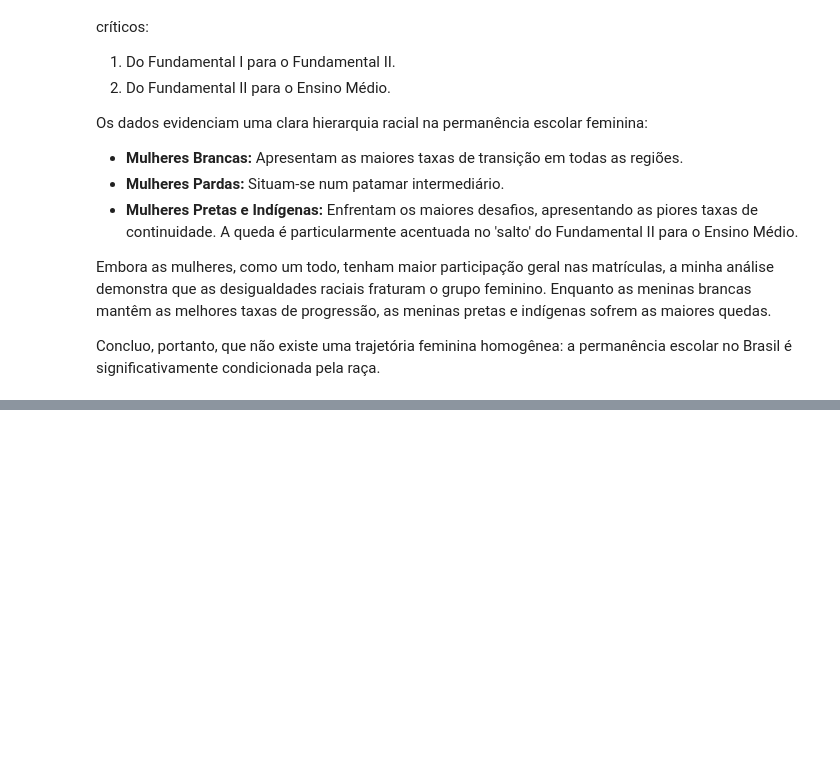
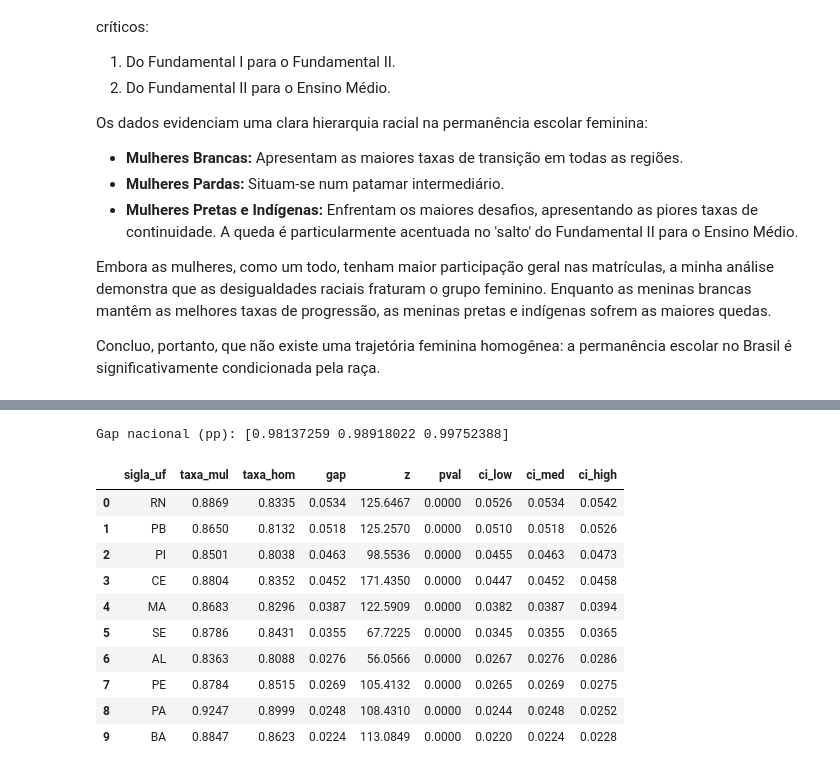
Before and after one commit to patriciacarbri/analise-alfabetizacao-mulheres-brasil, a Jupyter notebook: analise.ipynb, the cells around one changed output, grey strips where cells are left out. Cells and saved outputs as stored; diff of their text form; code cells hidden in the pictures; blank space fills up the shorter version.

```diff
--- a/analise.ipynb
+++ b/analise.ipynb
@@ -785,0 +794,33 @@ Concluo, portanto, que não existe uma trajetória feminina homogênea: a perman
+# %%
+# já tem df_uf_stats do ztest. vou adicionar CI bootstrap nacional e por UF
+ci_nat = bootstrap_gap_simple(df_censo, uf=None, nboot=2000)
+print("Gap nacional (pp):", bootstrap_gap_simple(df_censo, uf=None)*100)  # em pontos percentuais
+
+# adicionar CI por UF (cuidado: custoso)
+def add_ci_row(row):
+    uf = row['sigla_uf']
+    low, med, high = bootstrap_gap_simple(df_censo, uf=uf, nboot=1000)
+    return pd.Series({'ci_low': low, 'ci_med': med, 'ci_high': high})
+
+# calcular só para top/bottom UFs (ex.: as 10 primeiras)
+sample_ufs = df_uf_stats['sigla_uf'].head(10).tolist()
+ci_list = []
+for uf in sample_ufs:
+    ci = bootstrap_gap_simple(df_censo, uf=uf, nboot=1000)
+    ci_list.append({'sigla_uf':uf,'ci_low':ci[0],'ci_med':ci[1],'ci_high':ci[2]})
+df_ci = pd.DataFrame(ci_list)
+df_uf_stats = df_uf_stats.merge(df_ci, on='sigla_uf', how='left')
+df_uf_stats.head(10)
+# %% [output]
+Gap nacional (pp): [0.98137259 0.98918022 0.99752388]
+|  | sigla_uf | taxa_mul | taxa_hom | gap | z | pval | ci_low | ci_med | ci_high |
+| 0 | RN | 0.8869 | 0.8335 | 0.0534 | 125.6467 | 0.0000 | 0.0526 | 0.0534 | 0.0542 |
+| 1 | PB | 0.8650 | 0.8132 | 0.0518 | 125.2570 | 0.0000 | 0.0510 | 0.0518 | 0.0526 |
+| 2 | PI | 0.8501 | 0.8038 | 0.0463 | 98.5536 | 0.0000 | 0.0455 | 0.0463 | 0.0473 |
+| 3 | CE | 0.8804 | 0.8352 | 0.0452 | 171.4350 | 0.0000 | 0.0447 | 0.0452 | 0.0458 |
+| 4 | MA | 0.8683 | 0.8296 | 0.0387 | 122.5909 | 0.0000 | 0.0382 | 0.0387 | 0.0394 |
+| 5 | SE | 0.8786 | 0.8431 | 0.0355 | 67.7225 | 0.0000 | 0.0345 | 0.0355 | 0.0365 |
+| 6 | AL | 0.8363 | 0.8088 | 0.0276 | 56.0566 | 0.0000 | 0.0267 | 0.0276 | 0.0286 |
+| 7 | PE | 0.8784 | 0.8515 | 0.0269 | 105.4132 | 0.0000 | 0.0265 | 0.0269 | 0.0275 |
+| 8 | PA | 0.9247 | 0.8999 | 0.0248 | 108.4310 | 0.0000 | 0.0244 | 0.0248 | 0.0252 |
+| 9 | BA | 0.8847 | 0.8623 | 0.0224 | 113.0849 | 0.0000 | 0.0220 | 0.0224 | 0.0228 |
```
Also changed, not shown: parts of 2 cells of this notebook.
